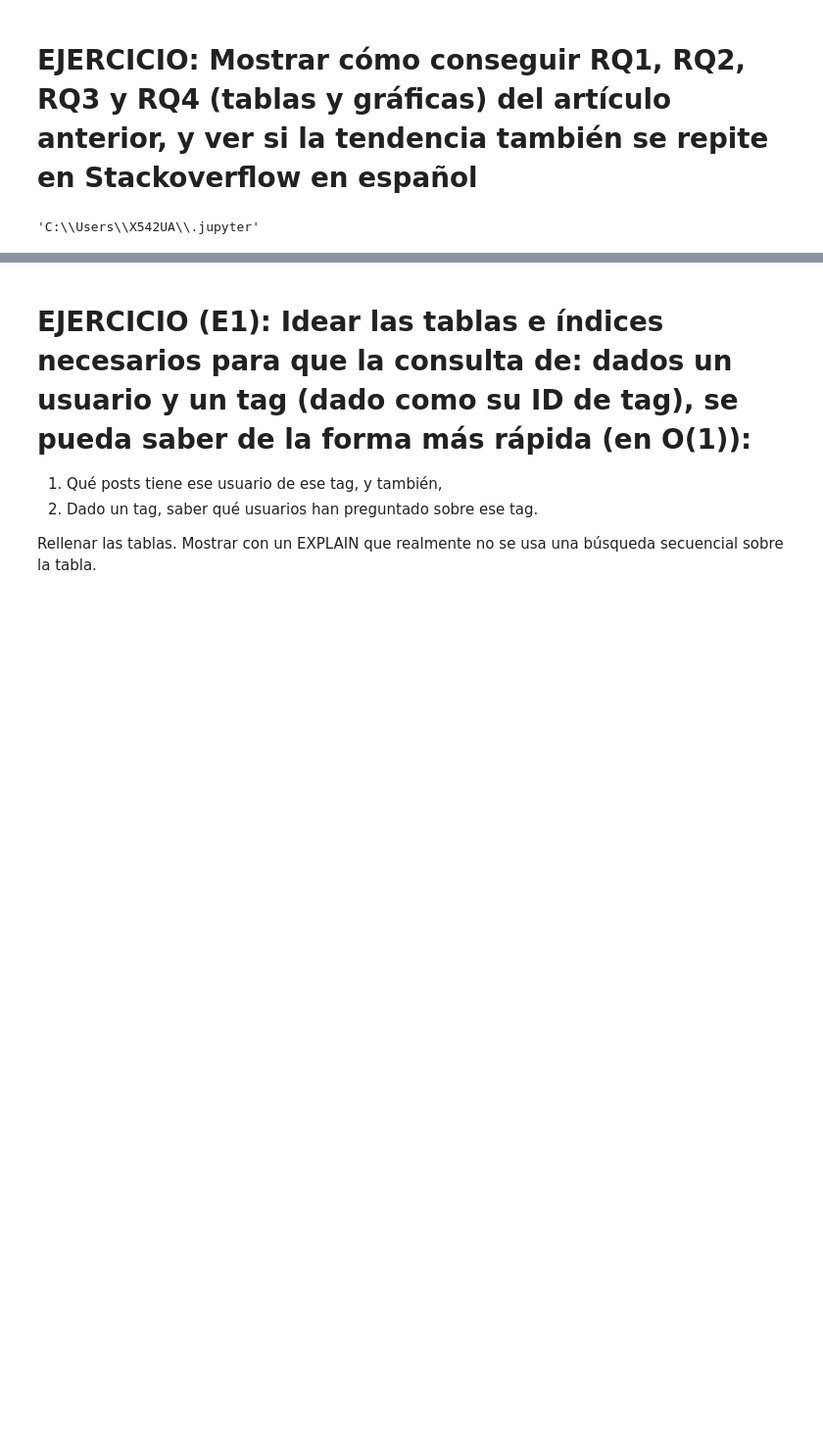
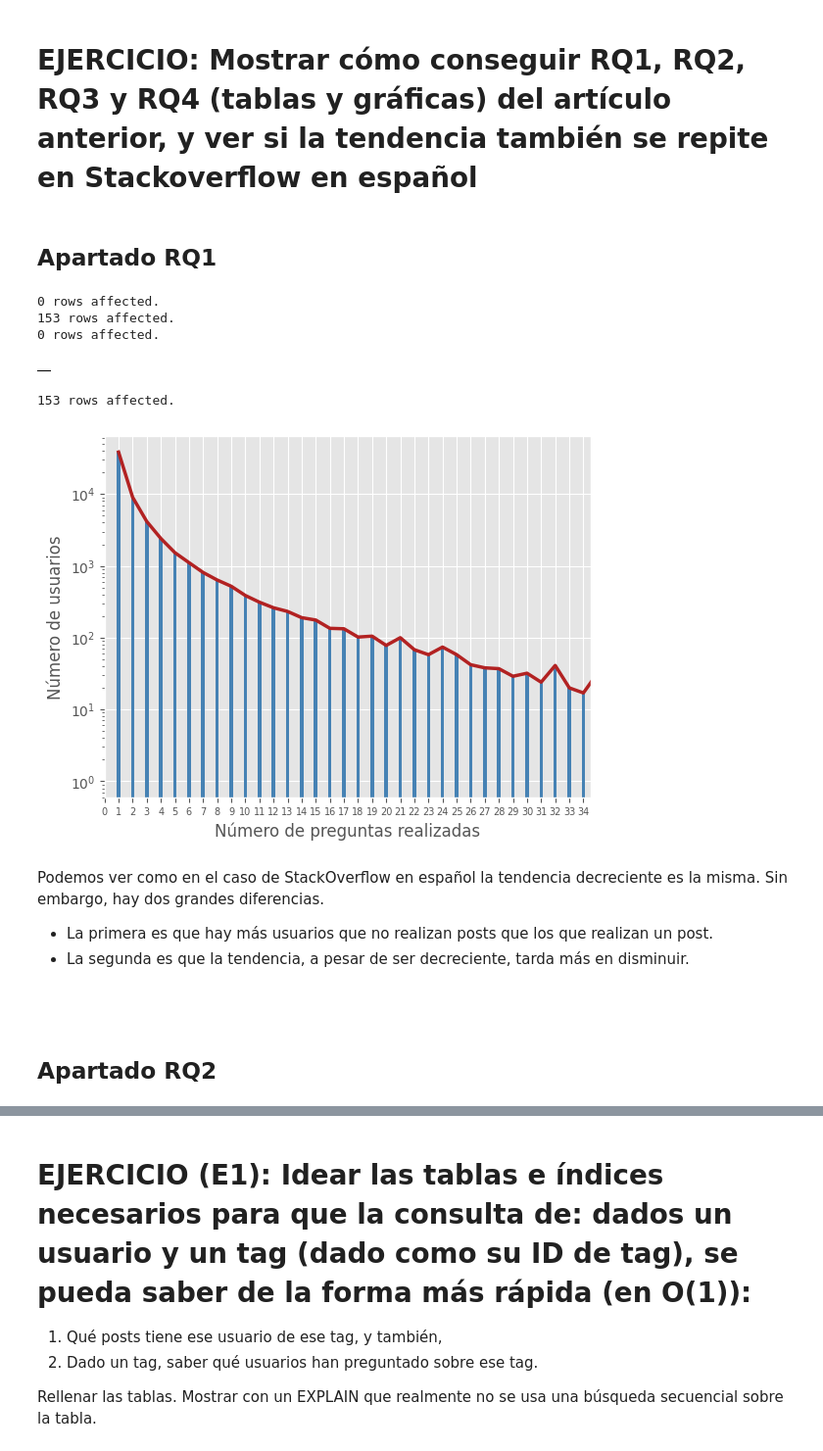
Before and after one commit to juanluserra/master_bigdata, a Jupyter notebook: BASES DE DATOS/Practicas/sesiones_sql/sesion2.ipynb, the cells around one changed output, grey strips where cells are left out. Shown: that part at 98% size. Saved outputs shown, nothing was run; the diff lists cells and outputs as text; code cells hidden in the pictures; blank space fills up the shorter version.

```diff
--- a/BASES DE DATOS/Practicas/sesiones_sql/sesion2.ipynb
+++ b/BASES DE DATOS/Practicas/sesiones_sql/sesion2.ipynb
@@ -753,8 +744,65 @@ PDF('http://ink.library.smu.edu.sg/cgi/viewcontent.cgi?article=2810&context=sis_
 <__main__.PDF at 0x...>
 # %% [markdown]
 # EJERCICIO: Mostrar cómo conseguir RQ1, RQ2, RQ3 y RQ4 (tablas y gráficas) del artículo anterior, y ver si la tendencia también se repite en Stackoverflow en español
-# %%
-from jupyter_core.paths import jupyter_config_dir
-jupyter_config_dir()
-# %% [output]
-'C:\\Users\\X542UA\\.jupyter'
+# %% [markdown]
+## Apartado RQ1
+# %%
+%%sql
+
+# Eliminamos la tabla si existe
+DROP TABLE IF EXISTS plot1;
+
+# Creamos la tabla plot1 para poder representar con python después
+CREATE TABLE plot1 AS
+
+# Seleccionamos el contador de OwnerUserId y el numero de preguntas realizadas
+SELECT COUNT(OwnerUserId) AS NumeroUsuarios, NumeroPreguntasRealizadas
+FROM (
+    # Selecccionamos el contador de Id de pot y el Id de usuario de la tabla postspart
+    SELECT COUNT(Id) AS NumeroPreguntasRealizadas, OwnerUserId
+    FROM postspart
+    # Filtramos para que los posts sean solo preguntas y que el Id del usuario no
+    # sea nulo
+    WHERE PostTypeId = 1 AND OwnerUserId IS NOT NULL
+    # Agrupamos por Id de usuario
+    GROUP BY OwnerUserId
+) AS t # Guardamos la tabla como t
+GROUP BY NumeroPreguntasRealizadas          # Agrupamos por numero de preguntas realiazdas
+ORDER BY NumeroPreguntasRealizadas DESC;    # Ordenamos en descendente este numero
+# %% [output]
+0 rows affected.
+153 rows affected.
+0 rows affected.
+|  |
+# %%
+# Ahora representaremos con python
+
+# Primero guardamos la tabla en una variable de python
+plot = %sql select * from plot1;
+
+# Realizamos la representación y escogemos los ajustes para que sea igual que a la
+# gráfica del paper
+plt.plot(plot.NumeroPreguntasRealizadas, plot.NumeroUsuarios,
+         lw=2.5,
+         color="firebrick"
+        )
+plt.bar(plot.NumeroPreguntasRealizadas, plot.NumeroUsuarios,
+        width=.25,
+        color="steelblue"
+        )
+plt.xlim(0,34.5)
+plt.xticks(list(range(35)), fontsize=7)
+plt.yscale("log")
+plt.xlabel("Número de preguntas realizadas")
+plt.ylabel("Número de usuarios");
+# %% [output]
+153 rows affected.
+[figure, added]
+# %% [markdown]
+Podemos ver como en el caso de StackOverflow en español la tendencia decreciente es la misma. Sin embargo, hay dos grandes diferencias.
+- La primera es que hay más usuarios que no realizan posts que los que realizan un post.
+- La segunda es que la tendencia, a pesar de ser decreciente, tarda más en disminuir.
+# %% [markdown]
+##
+# %% [markdown]
+## Apartado RQ2
```
Also changed, not shown: parts of 16 cells of this notebook, 1 other file.
